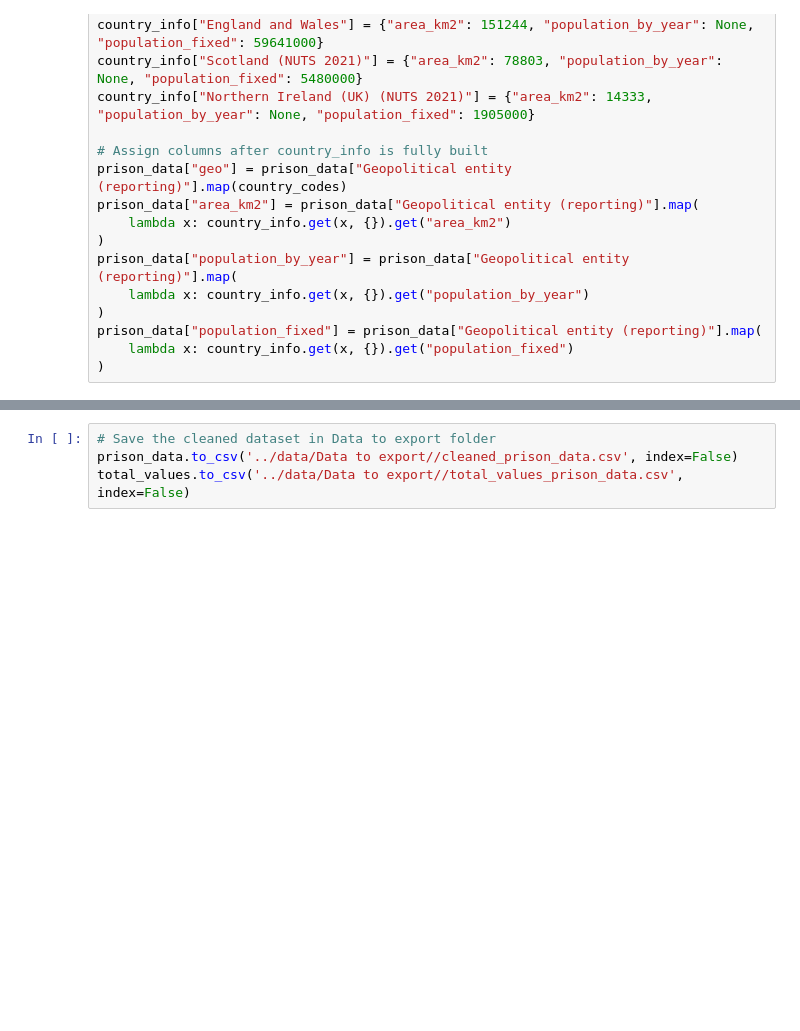
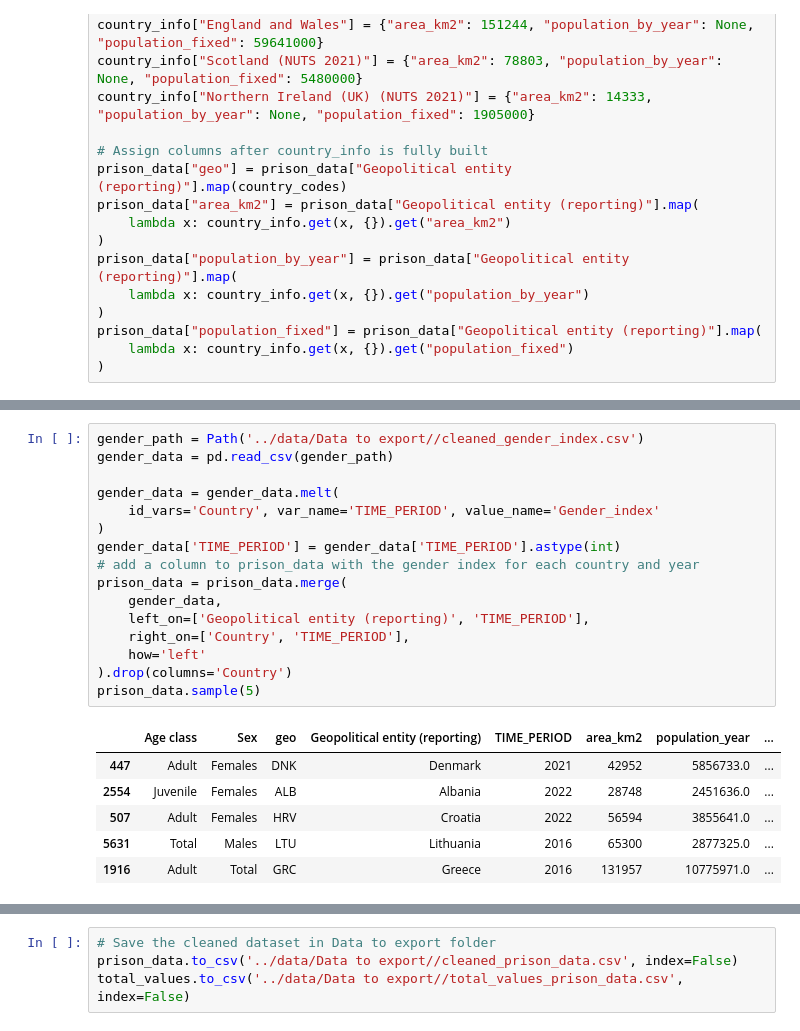
Before and after one commit to giuliodamico/Gender-Inequality-Index-vs-Female-jail-population, a Jupyter notebook: notebooks/Prison_data_graph.ipynb, the cells around one changed output, grey strips where cells are left out. Drawn from its saved outputs; the diff is of its cells as text; blank space fills up the shorter version.

```diff
--- a/notebooks/Prison_data_graph.ipynb
+++ b/notebooks/Prison_data_graph.ipynb
@@ -190,0 +194,23 @@ prison_data.sample(5)
+# %%
+gender_path = Path('../data/Data to export//cleaned_gender_index.csv')
+gender_data = pd.read_csv(gender_path)
+
+gender_data = gender_data.melt(
+    id_vars='Country', var_name='TIME_PERIOD', value_name='Gender_index'
+)
+gender_data['TIME_PERIOD'] = gender_data['TIME_PERIOD'].astype(int)
+# add a column to prison_data with the gender index for each country and year
+prison_data = prison_data.merge(
+    gender_data,
+    left_on=['Geopolitical entity (reporting)', 'TIME_PERIOD'],
+    right_on=['Country', 'TIME_PERIOD'],
+    how='left'
+).drop(columns='Country')
+prison_data.sample(5)
+# %% [output]
+|  | Age class | Sex | geo | Geopolitical entity (reporting) | TIME_PERIOD | area_km2 | population_year | ... |
+| 447 | Adult | Females | DNK | Denmark | 2021 | 42952 | 5856733.0 | ... |
+| 2554 | Juvenile | Females | ALB | Albania | 2022 | 28748 | 2451636.0 | ... |
+| 507 | Adult | Females | HRV | Croatia | 2022 | 56594 | 3855641.0 | ... |
+| 5631 | Total | Males | LTU | Lithuania | 2016 | 65300 | 2877325.0 | ... |
+| 1916 | Adult | Total | GRC | Greece | 2016 | 131957 | 10775971.0 | ... |
```
Also changed, not shown: parts of 5 cells of this notebook, 5 other files.
